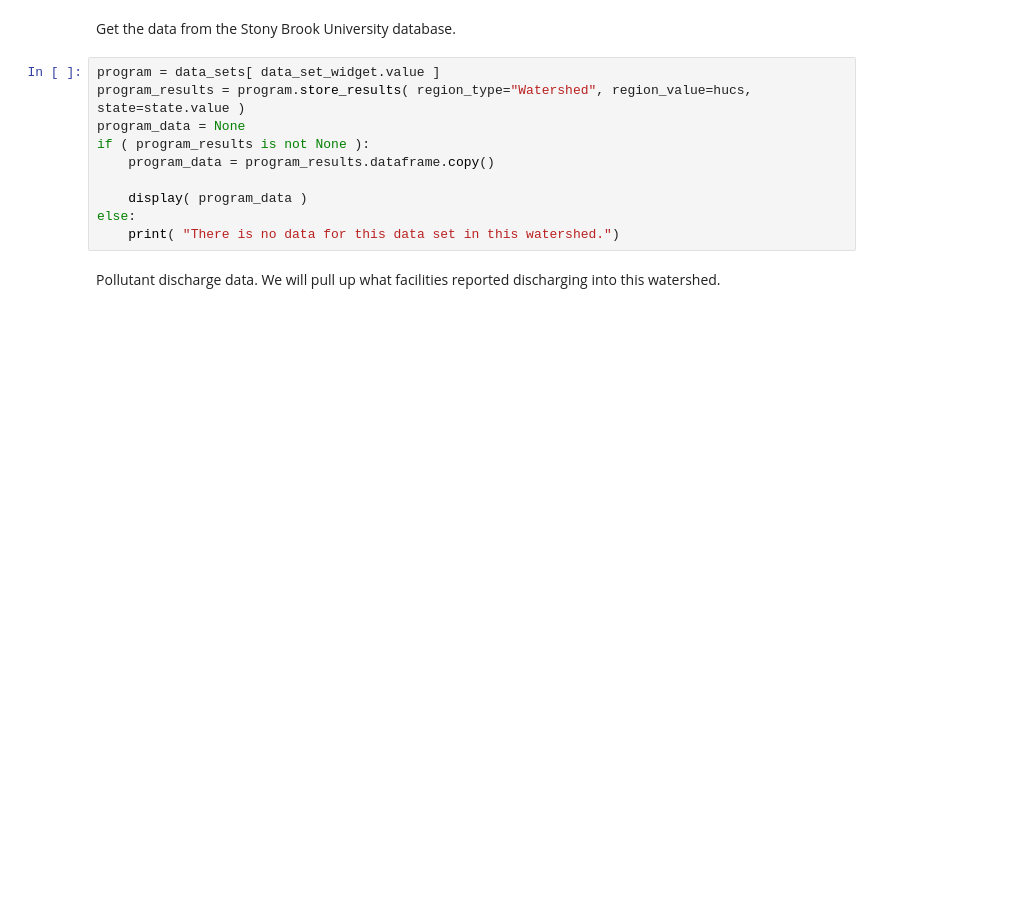
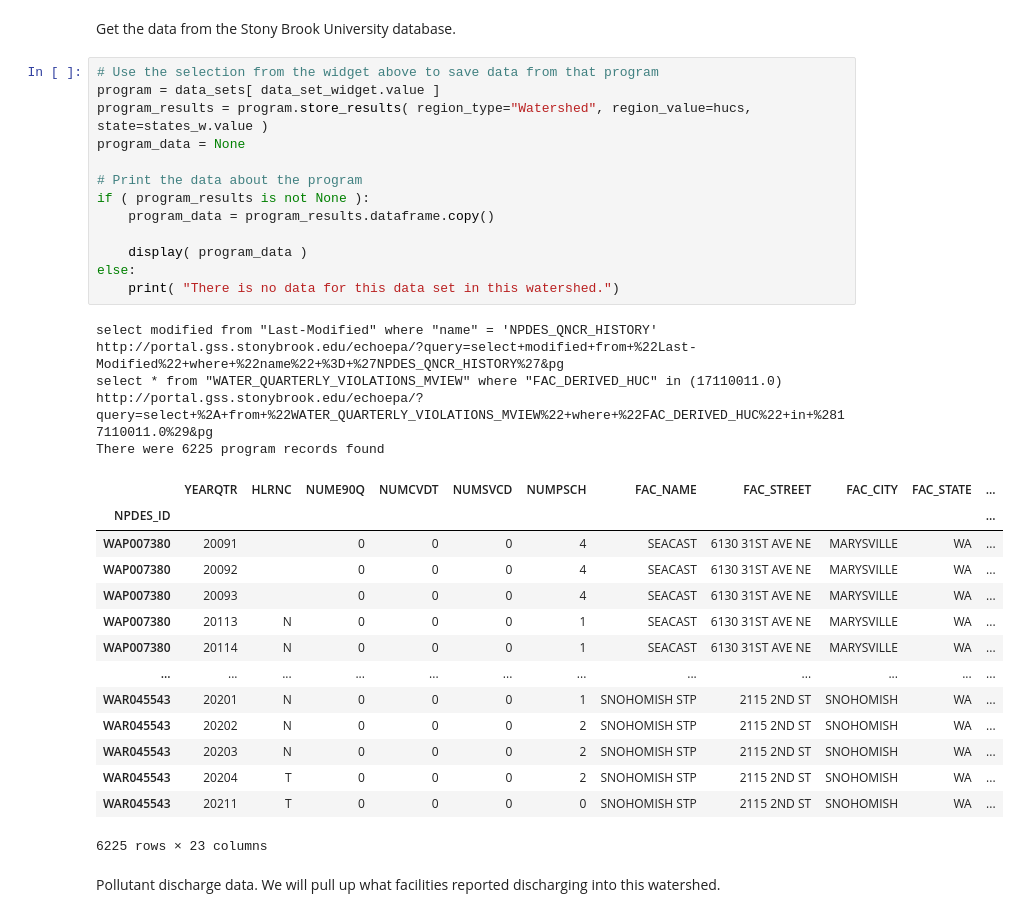
Before and after one commit to edgi-govdata-archiving/ECHO-Watershed, a Jupyter notebook: ECHO_Watershed.ipynb, the cells around one changed output. Drawn from its saved outputs; the diff is of its cells as text; blank space fills up the shorter version.

```diff
--- a/ECHO_Watershed.ipynb
+++ b/ECHO_Watershed.ipynb
@@ -183,15 +296,38 @@ data_set_widget = show_data_set_widget( data_sets )
 # %% [markdown]
 Get the data from the Stony Brook University database.
 # %%
+# Use the selection from the widget above to save data from that program
 program = data_sets[ data_set_widget.value ]
-program_results = program.store_results( region_type="Watershed", region_value=hucs, state=state.value )
+program_results = program.store_results( region_type="Watershed", region_value=hucs, state=states_w.value )
 program_data = None
+
+# Print the data about the program
 if ( program_results is not None ):
     program_data = program_results.dataframe.copy()
 
     display( program_data )
 else:
     print( "There is no data for this data set in this watershed.")
+# %% [output]
+select modified from "Last-Modified" where "name" = 'NPDES_QNCR_HISTORY'
+http://portal.gss.stonybrook.edu/echoepa/?query=select+modified+from+%22Last-Modified%22+where+%22name%22+%3D+%27NPDES_QNCR_HISTORY%27&pg
+select * from "WATER_QUARTERLY_VIOLATIONS_MVIEW" where "FAC_DERIVED_HUC" in (17110011.0)
+http://portal.gss.stonybrook.edu/echoepa/?query=select+%2A+from+%22WATER_QUARTERLY_VIOLATIONS_MVIEW%22+where+%22FAC_DERIVED_HUC%22+in+%2817110011.0%29&pg
+There were 6225 program records found
+|  | YEARQTR | HLRNC | NUME90Q | NUMCVDT | NUMSVCD | NUMPSCH | FAC_NAME | FAC_STREET | FAC_CITY | FAC_STATE | ... |
+| NPDES_ID |  |  |  |  |  |  |  |  |  |  | ... |
+| WAP007380 | 20091 |  | 0 | 0 | 0 | 4 | SEACAST | 6130 31ST AVE NE | MARYSVILLE | WA | ... |
+| WAP007380 | 20092 |  | 0 | 0 | 0 | 4 | SEACAST | 6130 31ST AVE NE | MARYSVILLE | WA | ... |
+| WAP007380 | 20093 |  | 0 | 0 | 0 | 4 | SEACAST | 6130 31ST AVE NE | MARYSVILLE | WA | ... |
+| WAP007380 | 20113 | N | 0 | 0 | 0 | 1 | SEACAST | 6130 31ST AVE NE | MARYSVILLE | WA | ... |
+| WAP007380 | 20114 | N | 0 | 0 | 0 | 1 | SEACAST | 6130 31ST AVE NE | MARYSVILLE | WA | ... |
+| ... | ... | ... | ... | ... | ... | ... | ... | ... | ... | ... | ... |
+| WAR045543 | 20201 | N | 0 | 0 | 0 | 1 | SNOHOMISH STP | 2115 2ND ST | SNOHOMISH | WA | ... |
+| WAR045543 | 20202 | N | 0 | 0 | 0 | 2 | SNOHOMISH STP | 2115 2ND ST | SNOHOMISH | WA | ... |
+| WAR045543 | 20203 | N | 0 | 0 | 0 | 2 | SNOHOMISH STP | 2115 2ND ST | SNOHOMISH | WA | ... |
+| WAR045543 | 20204 | T | 0 | 0 | 0 | 2 | SNOHOMISH STP | 2115 2ND ST | SNOHOMISH | WA | ... |
+| WAR045543 | 20211 | T | 0 | 0 | 0 | 0 | SNOHOMISH STP | 2115 2ND ST | SNOHOMISH | WA | ... |
+6225 rows × 23 columns
 # %% [markdown]
 Pollutant discharge data. We will pull up what facilities reported discharging into this watershed.
 # %%
```
Also changed, not shown: parts of 20 cells of this notebook.
